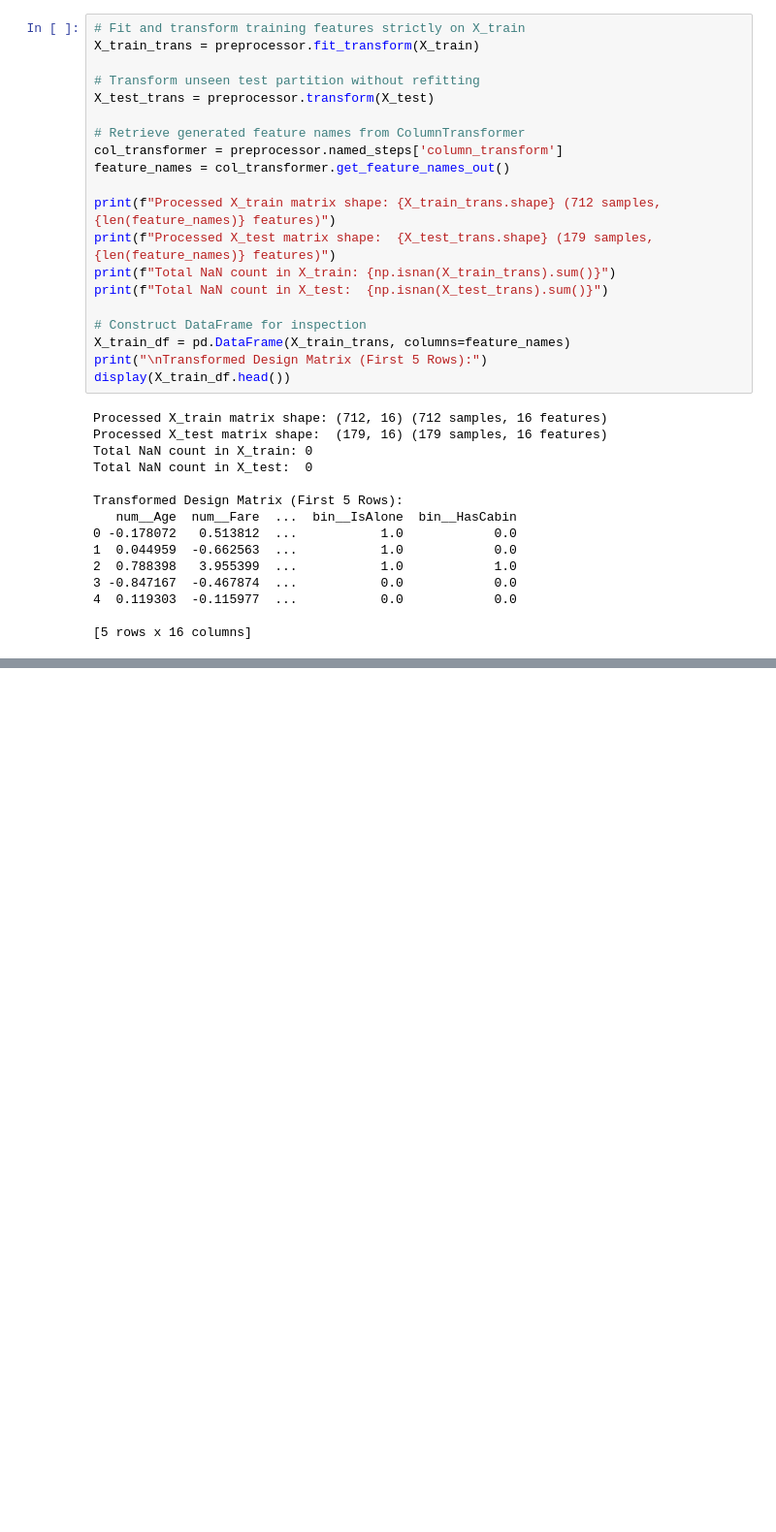
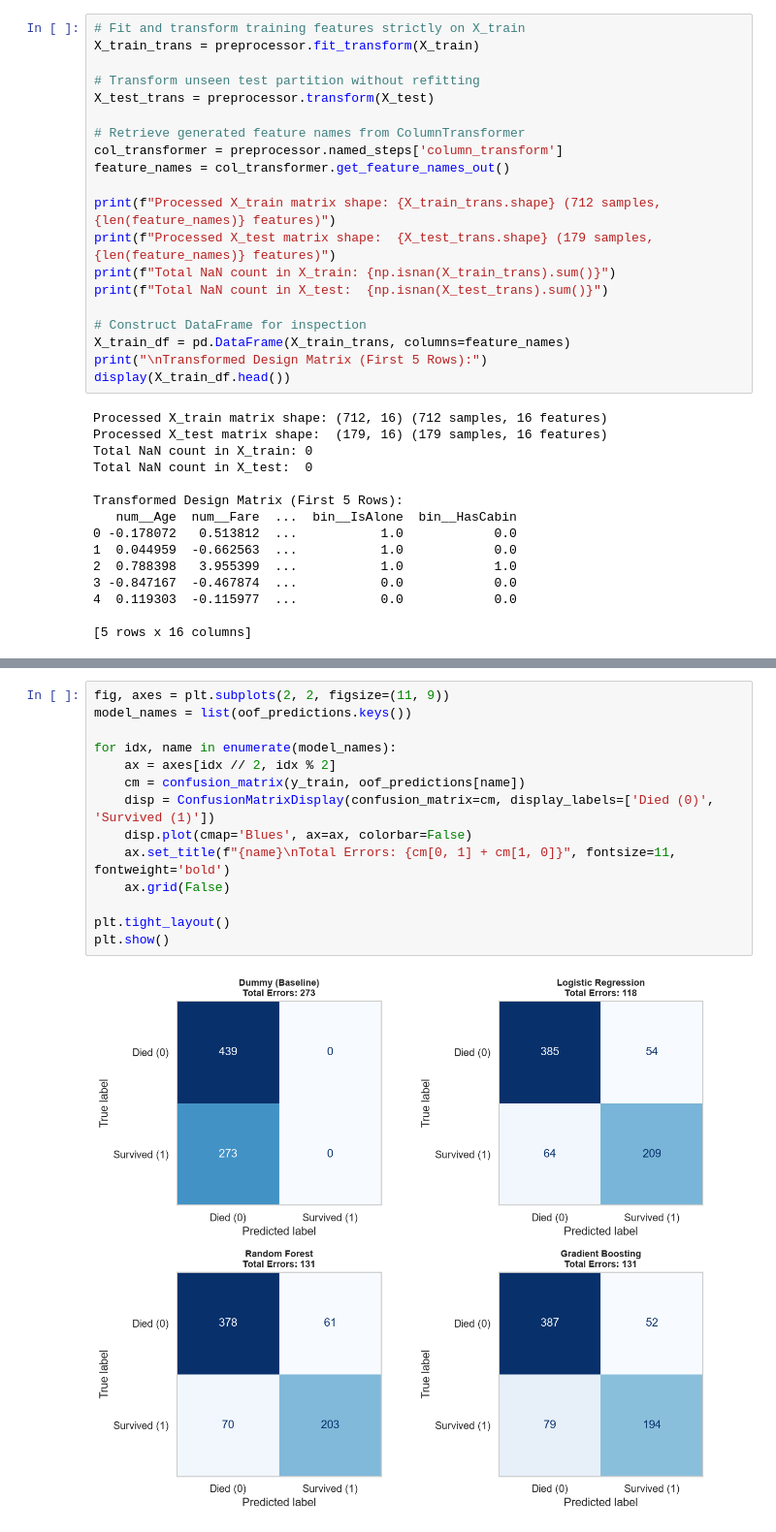
Before and after one commit to bryanmsh/titanic-survival-classifier, a Jupyter notebook: titanic_pipeline.ipynb, the cells around one changed output, grey strips where cells are left out. Shown at 97% size. Cells and saved outputs as stored; diff of their text form; blank space fills up the shorter version.

```diff
--- a/titanic_pipeline.ipynb
+++ b/titanic_pipeline.ipynb
@@ -596,0 +631,16 @@ plt.show()
+# %%
+fig, axes = plt.subplots(2, 2, figsize=(11, 9))
+model_names = list(oof_predictions.keys())
+
+for idx, name in enumerate(model_names):
+    ax = axes[idx // 2, idx % 2]
+    cm = confusion_matrix(y_train, oof_predictions[name])
+    disp = ConfusionMatrixDisplay(confusion_matrix=cm, display_labels=['Died (0)', 'Survived (1)'])
+    disp.plot(cmap='Blues', ax=ax, colorbar=False)
+    ax.set_title(f"{name}\nTotal Errors: {cm[0, 1] + cm[1, 0]}", fontsize=11, fontweight='bold')
+    ax.grid(False)
+
+plt.tight_layout()
+plt.show()
+# %% [output]
+[figure, added]
```
Also changed, not shown: parts of 14 cells of this notebook, 3 other files.
